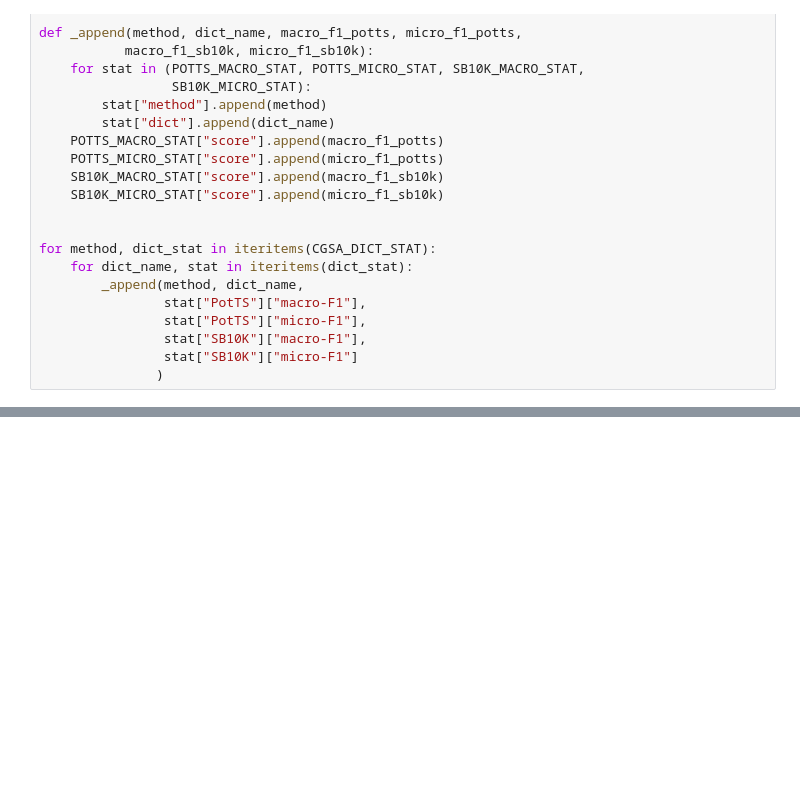
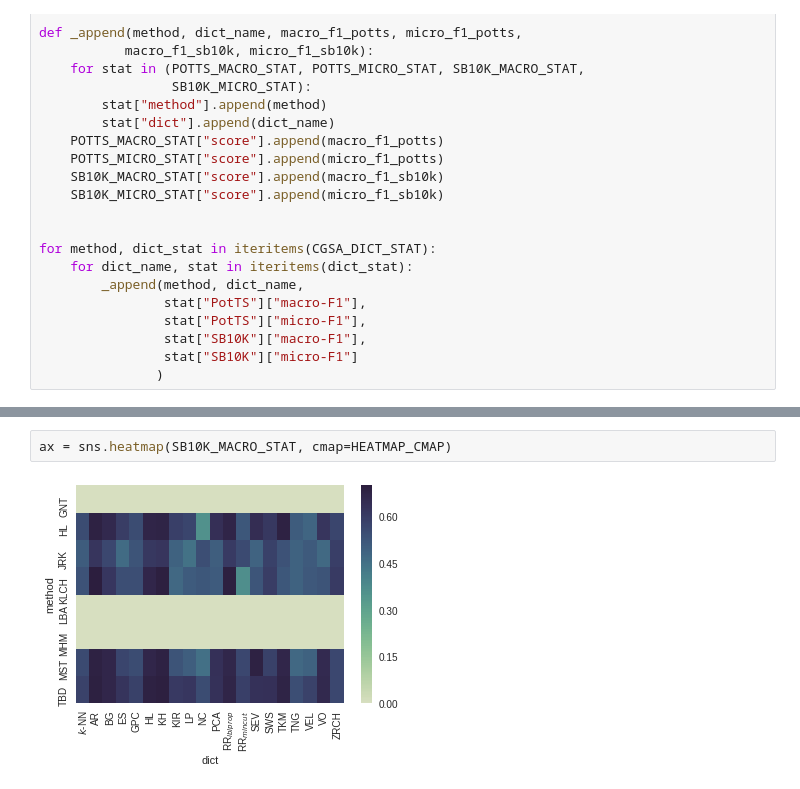
Before and after one commit to WladimirSidorenko/Dissertation, a Jupyter notebook: notebooks/cgsa.ipynb, the cells around one changed output, grey strips where cells are left out. Cells and saved outputs as stored; diff of their text form; blank space fills up the shorter version.

```diff
--- a/notebooks/cgsa.ipynb
+++ b/notebooks/cgsa.ipynb
@@ -813,0 +820,4 @@ ax = sns.heatmap(POTTS_MICRO_STAT)
+# %%
+ax = sns.heatmap(SB10K_MACRO_STAT, cmap=HEATMAP_CMAP)
+# %% [output]
+[figure, added]
```
Also changed, not shown: parts of 7 cells of this notebook.
